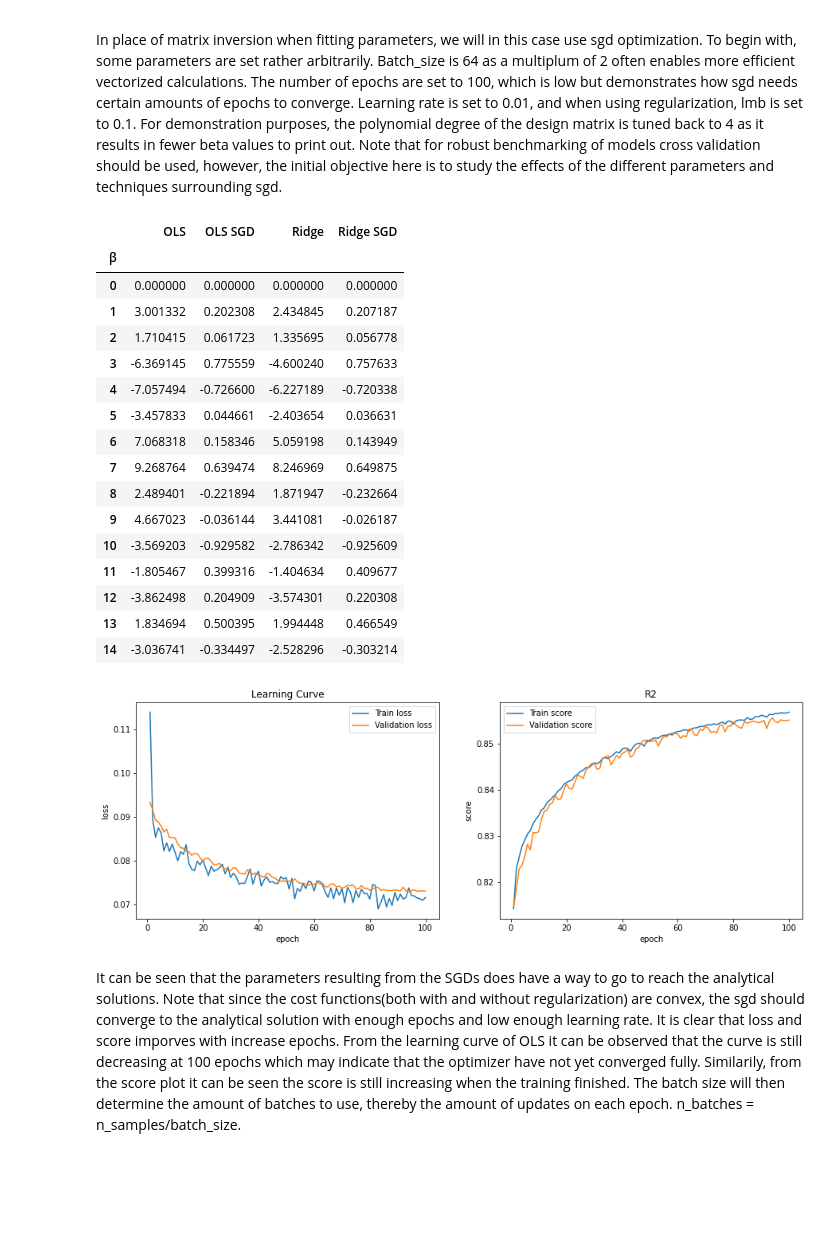
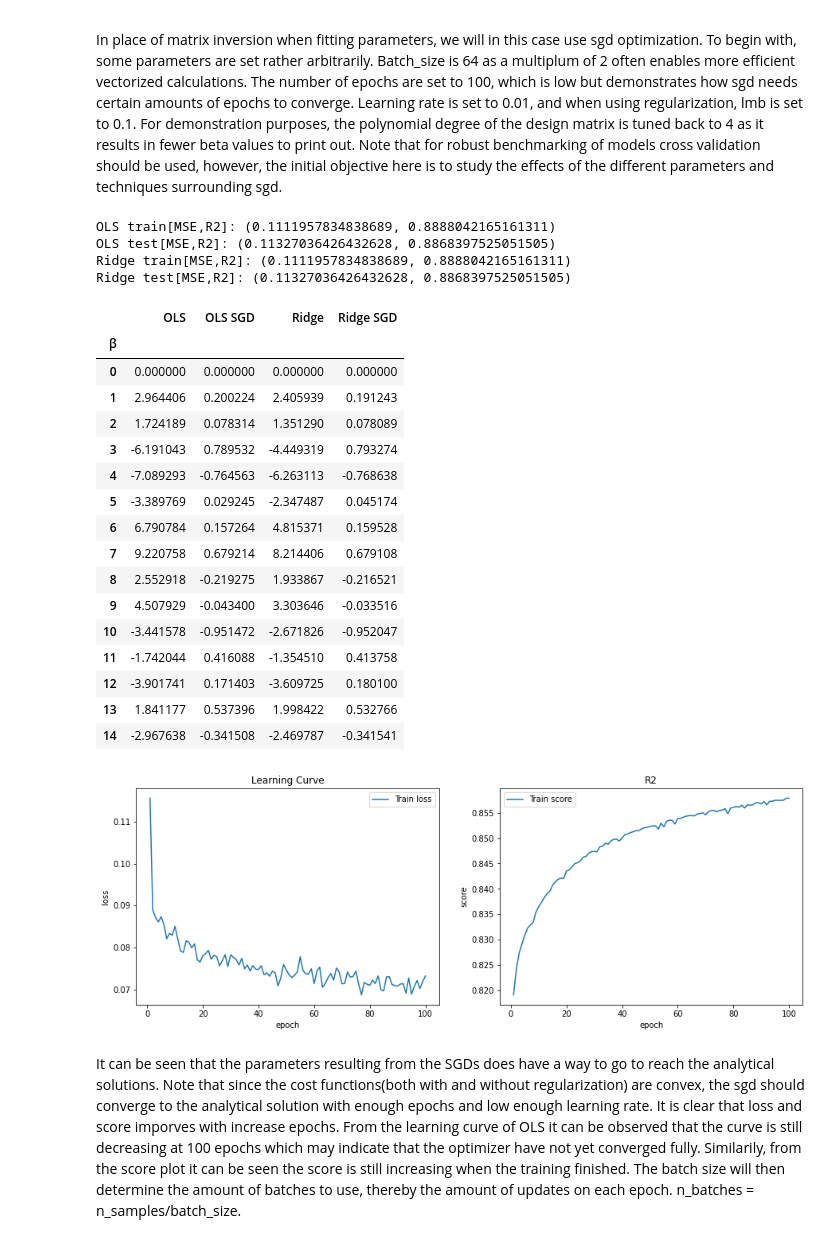
Before and after one commit to oliverif/FYS-STK4155-project2, a Jupyter notebook: notebooks/Reports/Part a.ipynb, the cells around one changed output. Saved outputs shown, nothing was run; the diff lists cells and outputs as text; code cells hidden in the pictures; blank space fills up the shorter version.

```diff
--- a/notebooks/Reports/Part a.ipynb
+++ b/notebooks/Reports/Part a.ipynb
@@ -146,60 +149,82 @@ X_test = X_scl.transform(X_test)
 z_train = z_scl.transform(z_train)
 z_test = z_scl.transform(z_test)
 
+#OLS
 ols =LinReg(regularization = None).fit(X_train,z_train)
 ridge = LinReg(regularization = 'l2', lmb = lmb).fit(X_train,z_train)
+#Predict test and train
+z_tilde_ols = ols.predict(X_train)
+z_pred_ols = ols.predict(X_test)
+z_tilde_ridge = ridge.predict(X_train)
+z_pred_ridge = ridge.predict(X_test)
+#Score the models
+train_mse_ols, train_r2_ols = MSE_R2(z_train,z_tilde_ols)
+test_mse_ols, test_r2_ols = MSE_R2(z_test ,z_pred_ols)
+train_mse_ridge, train_r2_ridge = MSE_R2(z_train,z_tilde_ols)
+test_mse_ridge, test_r2_ridge = MSE_R2(z_test ,z_pred_ols)
+#Printing the scores
+print('OLS train[MSE,R2]:',(train_mse_ols, train_r2_ols), '\nOLS test[MSE,R2]:',(test_mse_ols, test_r2_ols))
+print('Ridge train[MSE,R2]:',(train_mse_ridge, train_r2_ridge), '\nRidge test[MSE,R2]:',(test_mse_ridge, test_r2_ridge))
 
+#SGD OLS
 lmb = 0.1
 batch_size = 64
 n_epochs = 100
 lr0 = 0.01
+val_fraction = 0
 #initialize SGD linreg
 sgd_ols = SGD_linreg(regularization = None,
                      momentum= 0,
                      lr0=lr0,
                      batch_size = batch_size,
                      n_epochs = n_epochs,
+                     val_fraction = val_fraction
                      )
 sgd_ridge = SGD_linreg(regularization = 'l2',lmb=0.001,
                        momentum= 0,
                        lr0=lr0,
                        batch_size = batch_size,
-                       n_epochs = n_epochs
+                       n_epochs = n_epochs,
+                       val_fraction=val_fraction
                        )
 
 #Fit sgd optimizer
 sgd_ols.fit(X_train,z_train)
 sgd_ridge.fit(X_train,z_train)
 
 #Print parameters
 df = pd.DataFrame(np.column_stack((ols.beta,sgd_ols.beta,ridge.beta,sgd_ridge.beta)),
                   columns=['OLS','OLS SGD', 'Ridge','Ridge SGD'])
 df.index.name = 'β'
 
 fig,(ax1,ax2) =plt.subplots(1,2)
 fig.set_size_inches(15,5)
 sgd_ols.plot_loss('Learning Curve',ax1)
 sgd_ols.plot_score('R2',ax2)
 df
 # %% [output]
+OLS train[MSE,R2]: (0.1111957834838689, 0.8888042165161311)
+OLS test[MSE,R2]: (0.11327036426432628, 0.8868397525051505)
+Ridge train[MSE,R2]: (0.1111957834838689, 0.8888042165161311)
+Ridge test[MSE,R2]: (0.11327036426432628, 0.8868397525051505)
 |  | OLS | OLS SGD | Ridge | Ridge SGD |
 | β |  |  |  |  |
 | 0 | 0.000000 | 0.000000 | 0.000000 | 0.000000 |
-| 1 | 3.001332 | 0.202308 | 2.434845 | 0.207187 |
-| 2 | 1.710415 | 0.061723 | 1.335695 | 0.056778 |
-| 3 | -6.369145 | 0.775559 | -4.600240 | 0.757633 |
-| 4 | -7.057494 | -0.726600 | -6.227189 | -0.720338 |
-| 5 | -3.457833 | 0.044661 | -2.403654 | 0.036631 |
-| 6 | 7.068318 | 0.158346 | 5.059198 | 0.143949 |
-| 7 | 9.268764 | 0.639474 | 8.246969 | 0.649875 |
-| 8 | 2.489401 | -0.221894 | 1.871947 | -0.232664 |
-| 9 | 4.667023 | -0.036144 | 3.441081 | -0.026187 |
-| 10 | -3.569203 | -0.929582 | -2.786342 | -0.925609 |
-| 11 | -1.805467 | 0.399316 | -1.404634 | 0.409677 |
-| 12 | -3.862498 | 0.204909 | -3.574301 | 0.220308 |
-| 13 | 1.834694 | 0.500395 | 1.994448 | 0.466549 |
-| 14 | -3.036741 | -0.334497 | -2.528296 | -0.303214 |
+| 1 | 2.964406 | 0.200224 | 2.405939 | 0.191243 |
+| 2 | 1.724189 | 0.078314 | 1.351290 | 0.078089 |
+| 3 | -6.191043 | 0.789532 | -4.449319 | 0.793274 |
+| 4 | -7.089293 | -0.764563 | -6.263113 | -0.768638 |
+| 5 | -3.389769 | 0.029245 | -2.347487 | 0.045174 |
+| 6 | 6.790784 | 0.157264 | 4.815371 | 0.159528 |
+| 7 | 9.220758 | 0.679214 | 8.214406 | 0.679108 |
+| 8 | 2.552918 | -0.219275 | 1.933867 | -0.216521 |
+| 9 | 4.507929 | -0.043400 | 3.303646 | -0.033516 |
+| 10 | -3.441578 | -0.951472 | -2.671826 | -0.952047 |
+| 11 | -1.742044 | 0.416088 | -1.354510 | 0.413758 |
+| 12 | -3.901741 | 0.171403 | -3.609725 | 0.180100 |
+| 13 | 1.841177 | 0.537396 | 1.998422 | 0.532766 |
+| 14 | -2.967638 | -0.341508 | -2.469787 | -0.341541 |
-[figure, old version]
+[figure, new version]
 # %% [markdown]
 It can be seen that the parameters resulting from the SGDs does have a way to go to reach the analytical solutions. Note that since the cost functions(both with and without regularization) are convex, the sgd should converge to the analytical solution with enough epochs and low enough learning rate. It is clear that loss and score imporves with increase epochs. From the learning curve of OLS it can be observed that the curve is still decreasing at 100 epochs which may indicate that the optimizer have not yet converged fully. Similarily, from the score plot it can be seen the score is still increasing when the training finished. The batch size will then determine the amount of batches to use, thereby the amount of updates on each epoch. n_batches = n_samples/batch_size.
 # %% [markdown]
```
Also changed, not shown: parts of 30 cells of this notebook, 2 other files.
